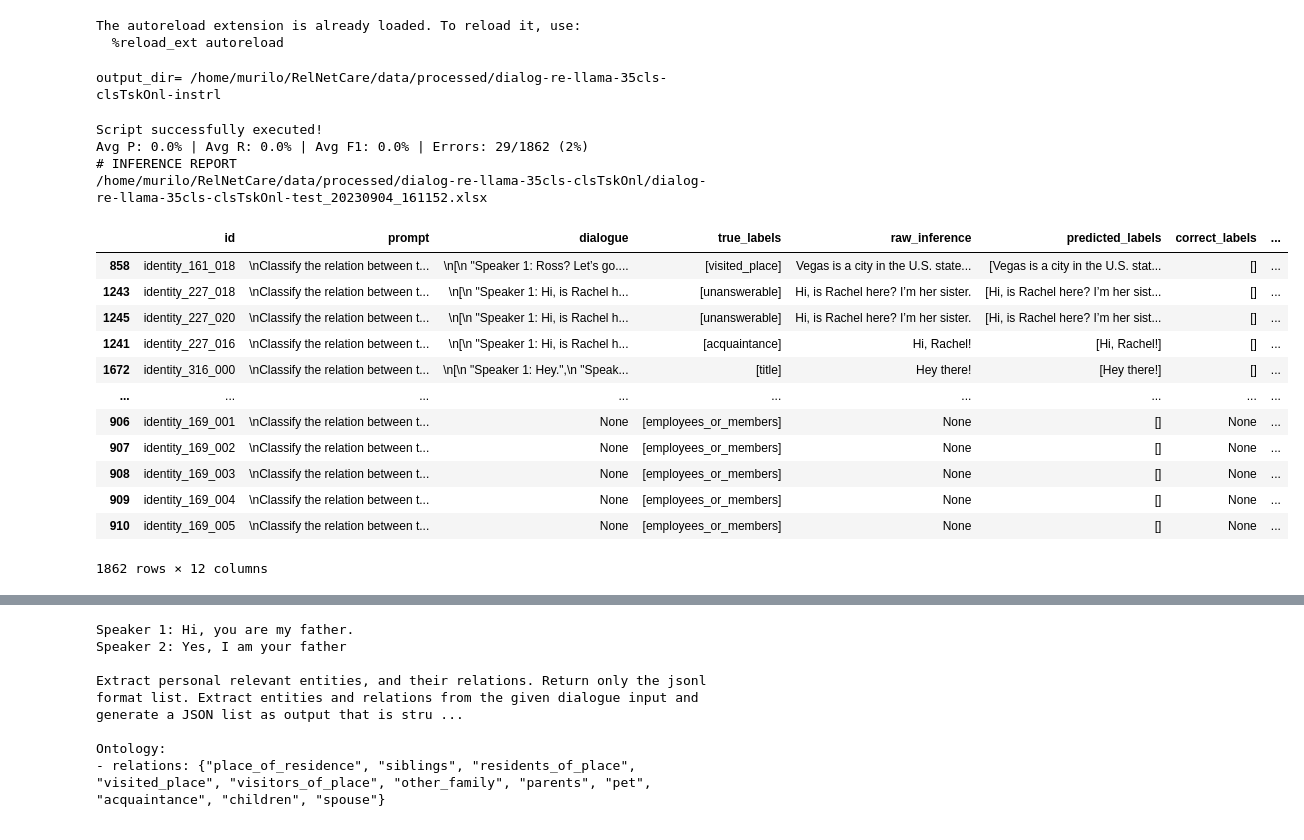
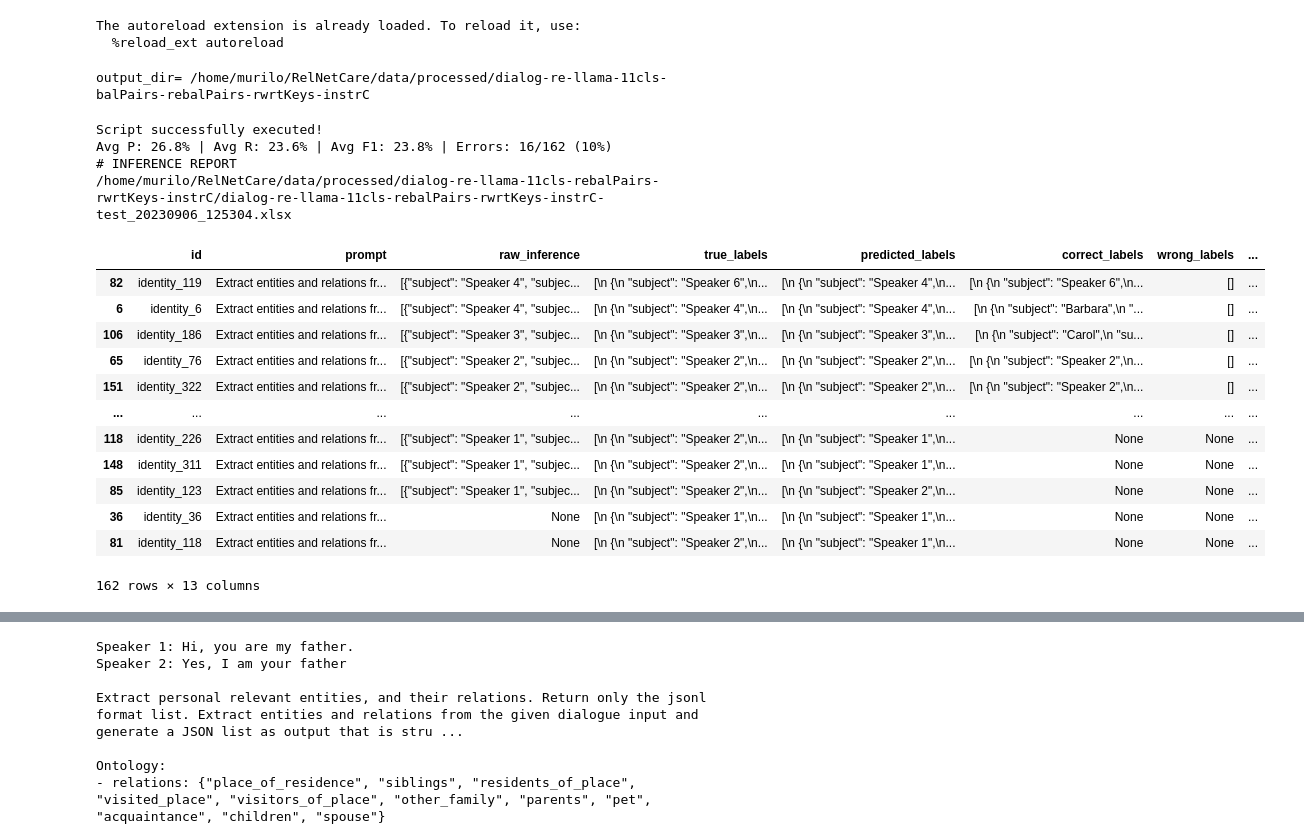
Before and after one commit to murilobellatini/RelNetCare, a Jupyter notebook: reports/04_model_evaluation/dialogre-evaluate-llama-relation-inferer.ipynb, the cells around one changed output, grey strips where cells are left out. Saved outputs shown, nothing was run; the diff lists cells and outputs as text; code cells hidden in the pictures.

```diff
--- a/reports/04_model_evaluation/dialogre-evaluate-llama-relation-inferer.ipynb
+++ b/reports/04_model_evaluation/dialogre-evaluate-llama-relation-inferer.ipynb
@@ -7,34 +7,35 @@ The autoreload extension is already loaded. To reload it, use:
 # %%
 from src.processing.relation_extraction_evaluator import RelationExtractorEvaluator, RelationGranularMetrics
 from src.config import get_config_from_stem
 
 # Define path for the test dataset
-data_stem="dialog-re-llama-35cls-clsTskOnl-instrB"
+# data_stem="dialog-re-llama-11cls-rebalPairs-rwrtKeys-instrC-mxTrnCp3"
+data_stem="dialog-re-llama-11cls-rebalPairs-rwrtKeys-instrC"
 test_file_path = f"/home/murilo/RelNetCare/data/processed/{data_stem}/{data_stem}-test.json"
 
 # get config and evaluator
 config = get_config_from_stem(data_stem)
 evaluator = RelationExtractorEvaluator(config=config)
 
 # Evaluate performance
 df = evaluator.assess_performance_on_test_dataset(test_file_path, cap_size=None, return_details=True)
 df.sort_values(['f1s', 'raw_inference'], ascending=[False, False])
 # %% [output]
-output_dir= /home/murilo/RelNetCare/data/processed/dialog-re-llama-35cls-clsTskOnl-instrl
+output_dir= /home/murilo/RelNetCare/data/processed/dialog-re-llama-11cls-balPairs-rebalPairs-rwrtKeys-instrC
 Script successfully executed!
-Avg P: 0.0% | Avg R: 0.0% | Avg F1: 0.0% | Errors: 29/1862 (2%)
+Avg P: 26.8% | Avg R: 23.6% | Avg F1: 23.8% | Errors: 16/162 (10%)
 # INFERENCE REPORT
-/home/murilo/RelNetCare/data/processed/dialog-re-llama-35cls-clsTskOnl/dialog-re-llama-35cls-clsTskOnl-test_20230904_161152.xlsx
+/home/murilo/RelNetCare/data/processed/dialog-re-llama-11cls-rebalPairs-rwrtKeys-instrC/dialog-re-llama-11cls-rebalPairs-rwrtKeys-instrC-test_20230906_125304.xlsx
-|  | id | prompt | dialogue | true_labels | raw_inference | predicted_labels | correct_labels | ... |
-| 858 | identity_161_018 | \nClassify the relation between t... | \n[\n "Speaker 1: Ross? Let’s go.... | [visited_place] | Vegas is a city in the U.S. state... | [Vegas is a city in the U.S. stat... | [] | ... |
-| 1243 | identity_227_018 | \nClassify the relation between t... | \n[\n "Speaker 1: Hi, is Rachel h... | [unanswerable] | Hi, is Rachel here? I’m her sister. | [Hi, is Rachel here? I’m her sist... | [] | ... |
-| 1245 | identity_227_020 | \nClassify the relation between t... | \n[\n "Speaker 1: Hi, is Rachel h... | [unanswerable] | Hi, is Rachel here? I’m her sister. | [Hi, is Rachel here? I’m her sist... | [] | ... |
-| 1241 | identity_227_016 | \nClassify the relation between t... | \n[\n "Speaker 1: Hi, is Rachel h... | [acquaintance] | Hi, Rachel! | [Hi, Rachel!] | [] | ... |
-| 1672 | identity_316_000 | \nClassify the relation between t... | \n[\n "Speaker 1: Hey.",\n "Speak... | [title] | Hey there! | [Hey there!] | [] | ... |
+|  | id | prompt | raw_inference | true_labels | predicted_labels | correct_labels | wrong_labels | ... |
+| 82 | identity_119 | Extract entities and relations fr... | [{"subject": "Speaker 4", "subjec... | [\n {\n "subject": "Speaker 6",\n... | [\n {\n "subject": "Speaker 4",\n... | [\n {\n "subject": "Speaker 6",\n... | [] | ... |
+| 6 | identity_6 | Extract entities and relations fr... | [{"subject": "Speaker 4", "subjec... | [\n {\n "subject": "Speaker 4",\n... | [\n {\n "subject": "Speaker 4",\n... | [\n {\n "subject": "Barbara",\n "... | [] | ... |
+| 106 | identity_186 | Extract entities and relations fr... | [{"subject": "Speaker 3", "subjec... | [\n {\n "subject": "Speaker 3",\n... | [\n {\n "subject": "Speaker 3",\n... | [\n {\n "subject": "Carol",\n "su... | [] | ... |
+| 65 | identity_76 | Extract entities and relations fr... | [{"subject": "Speaker 2", "subjec... | [\n {\n "subject": "Speaker 2",\n... | [\n {\n "subject": "Speaker 2",\n... | [\n {\n "subject": "Speaker 2",\n... | [] | ... |
+| 151 | identity_322 | Extract entities and relations fr... | [{"subject": "Speaker 2", "subjec... | [\n {\n "subject": "Speaker 2",\n... | [\n {\n "subject": "Speaker 2",\n... | [\n {\n "subject": "Speaker 2",\n... | [] | ... |
 | ... | ... | ... | ... | ... | ... | ... | ... | ... |
-| 906 | identity_169_001 | \nClassify the relation between t... | None | [employees_or_members] | None | [] | None | ... |
-| 907 | identity_169_002 | \nClassify the relation between t... | None | [employees_or_members] | None | [] | None | ... |
-| 908 | identity_169_003 | \nClassify the relation between t... | None | [employees_or_members] | None | [] | None | ... |
-| 909 | identity_169_004 | \nClassify the relation between t... | None | [employees_or_members] | None | [] | None | ... |
-| 910 | identity_169_005 | \nClassify the relation between t... | None | [employees_or_members] | None | [] | None | ... |
+| 118 | identity_226 | Extract entities and relations fr... | [{"subject": "Speaker 1", "subjec... | [\n {\n "subject": "Speaker 2",\n... | [\n {\n "subject": "Speaker 1",\n... | None | None | ... |
+| 148 | identity_311 | Extract entities and relations fr... | [{"subject": "Speaker 1", "subjec... | [\n {\n "subject": "Speaker 2",\n... | [\n {\n "subject": "Speaker 1",\n... | None | None | ... |
+| 85 | identity_123 | Extract entities and relations fr... | [{"subject": "Speaker 1", "subjec... | [\n {\n "subject": "Speaker 2",\n... | [\n {\n "subject": "Speaker 2",\n... | None | None | ... |
+| 36 | identity_36 | Extract entities and relations fr... | None | [\n {\n "subject": "Speaker 1",\n... | [\n {\n "subject": "Speaker 1",\n... | None | None | ... |
+| 81 | identity_118 | Extract entities and relations fr... | None | [\n {\n "subject": "Speaker 2",\n... | [\n {\n "subject": "Speaker 1",\n... | None | None | ... |
-1862 rows × 12 columns
+162 rows × 13 columns
```
Also changed, not shown: parts of 8 cells of this notebook, 12 other files.
